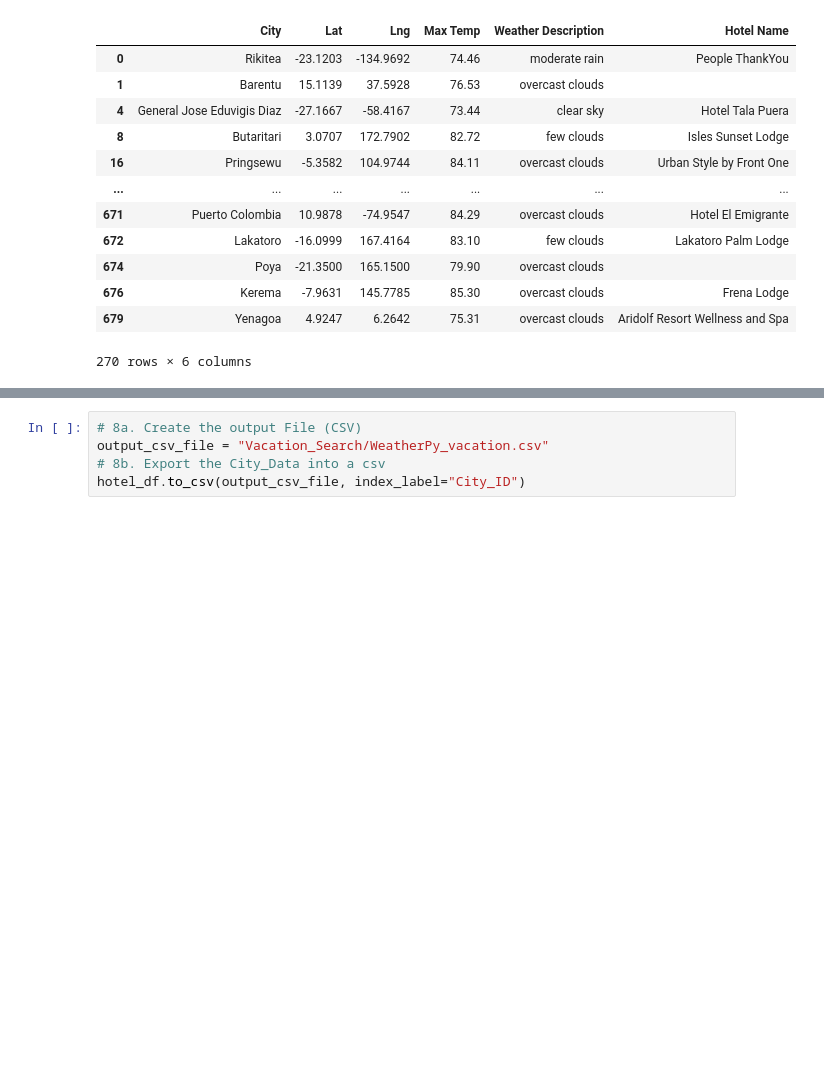
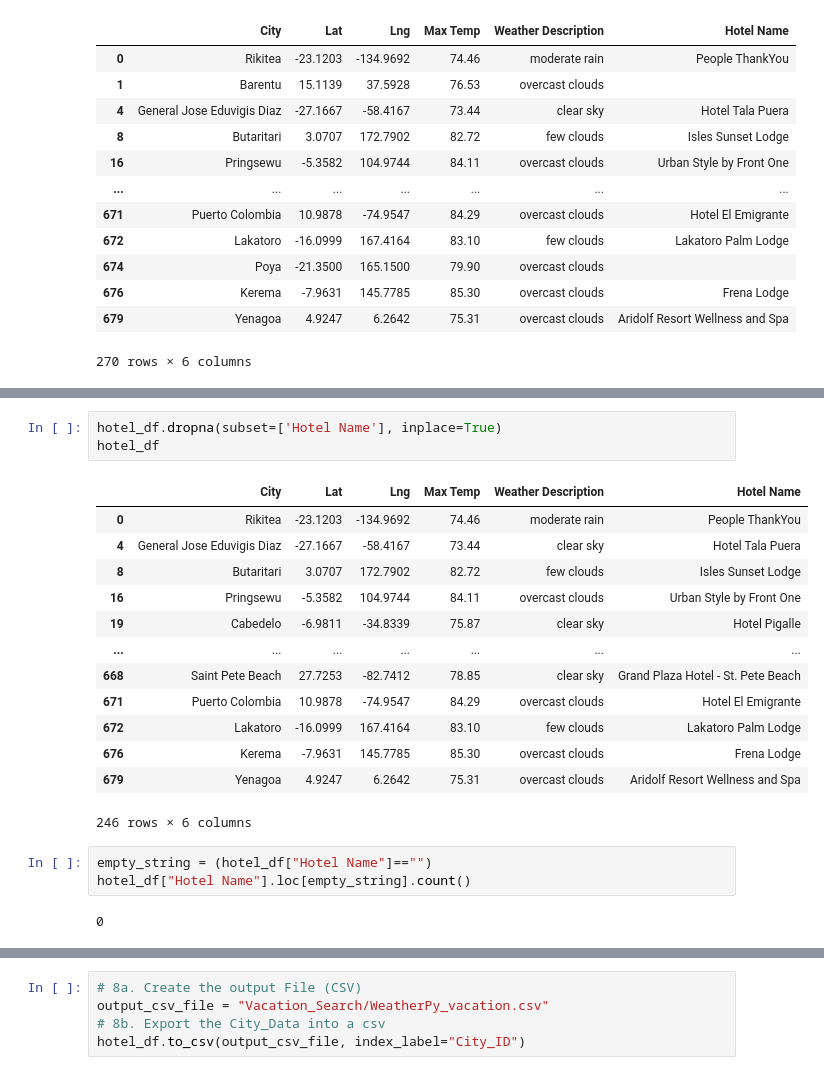
Before and after one commit to kateyharris/API-Python__World_Weather_Analysis, a Jupyter notebook: Vacation_Search.ipynb, the cells around one changed output, grey strips where cells are left out. Saved outputs shown, nothing was run; the diff lists cells and outputs as text; blank space fills up the shorter version.

```diff
--- a/Vacation_Search.ipynb
+++ b/Vacation_Search.ipynb
@@ -160 +176,23 @@ hotel_df
+# %%
+hotel_df.dropna(subset=['Hotel Name'], inplace=True)
+hotel_df
+# %% [output]
+|  | City | Lat | Lng | Max Temp | Weather Description | Hotel Name |
+| 0 | Rikitea | -23.1203 | -134.9692 | 74.46 | moderate rain | People ThankYou |
+| 4 | General Jose Eduvigis Diaz | -27.1667 | -58.4167 | 73.44 | clear sky | Hotel Tala Puera |
+| 8 | Butaritari | 3.0707 | 172.7902 | 82.72 | few clouds | Isles Sunset Lodge |
+| 16 | Pringsewu | -5.3582 | 104.9744 | 84.11 | overcast clouds | Urban Style by Front One |
+| 19 | Cabedelo | -6.9811 | -34.8339 | 75.87 | clear sky | Hotel Pigalle |
+| ... | ... | ... | ... | ... | ... | ... |
+| 668 | Saint Pete Beach | 27.7253 | -82.7412 | 78.85 | clear sky | Grand Plaza Hotel - St. Pete Beach |
+| 671 | Puerto Colombia | 10.9878 | -74.9547 | 84.29 | overcast clouds | Hotel El Emigrante |
+| 672 | Lakatoro | -16.0999 | 167.4164 | 83.10 | few clouds | Lakatoro Palm Lodge |
+| 676 | Kerema | -7.9631 | 145.7785 | 85.30 | overcast clouds | Frena Lodge |
+| 679 | Yenagoa | 4.9247 | 6.2642 | 75.31 | overcast clouds | Aridolf Resort Wellness and Spa |
+246 rows × 6 columns
+# %%
+empty_string = (hotel_df["Hotel Name"]=="")
+hotel_df["Hotel Name"].loc[empty_string].count()
+# %% [output]
+0
 # %%
```
Also changed, not shown: parts of 10 cells of this notebook, 2 other files.
